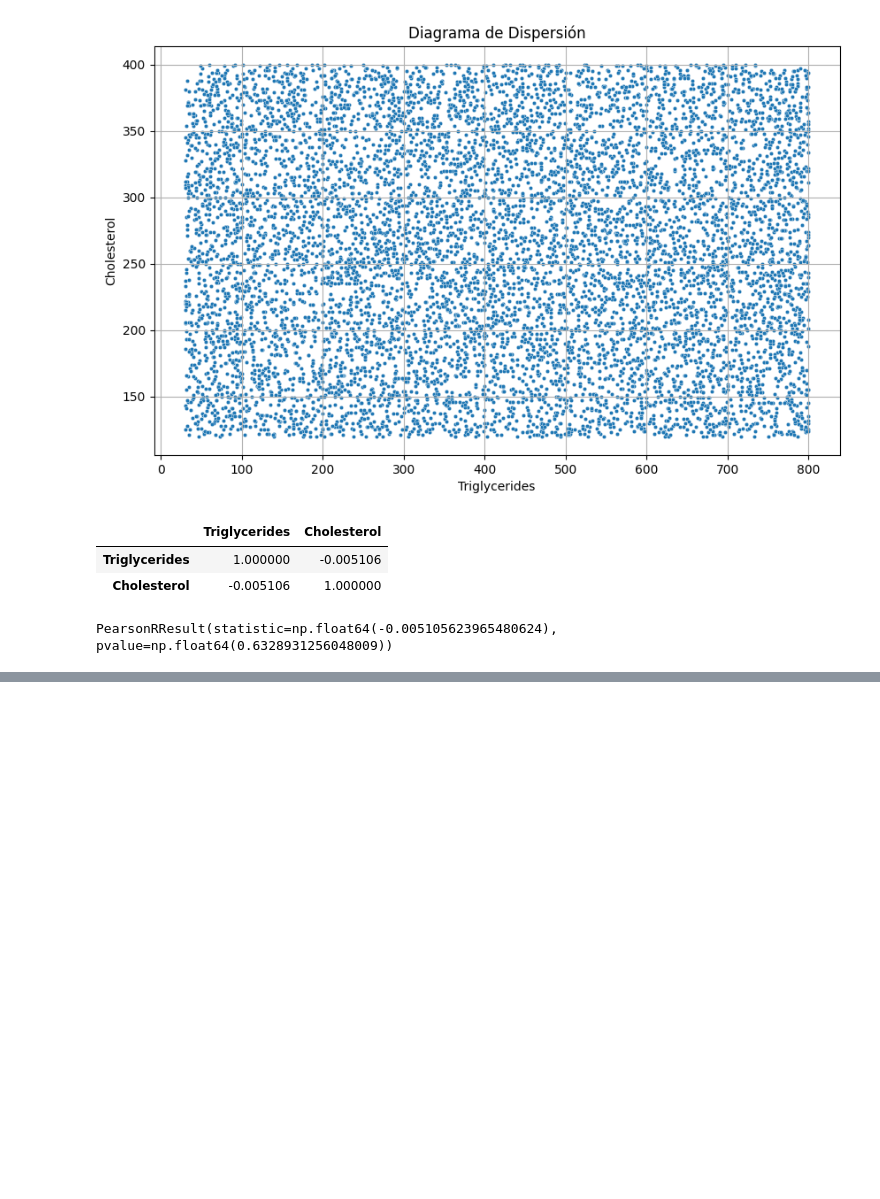
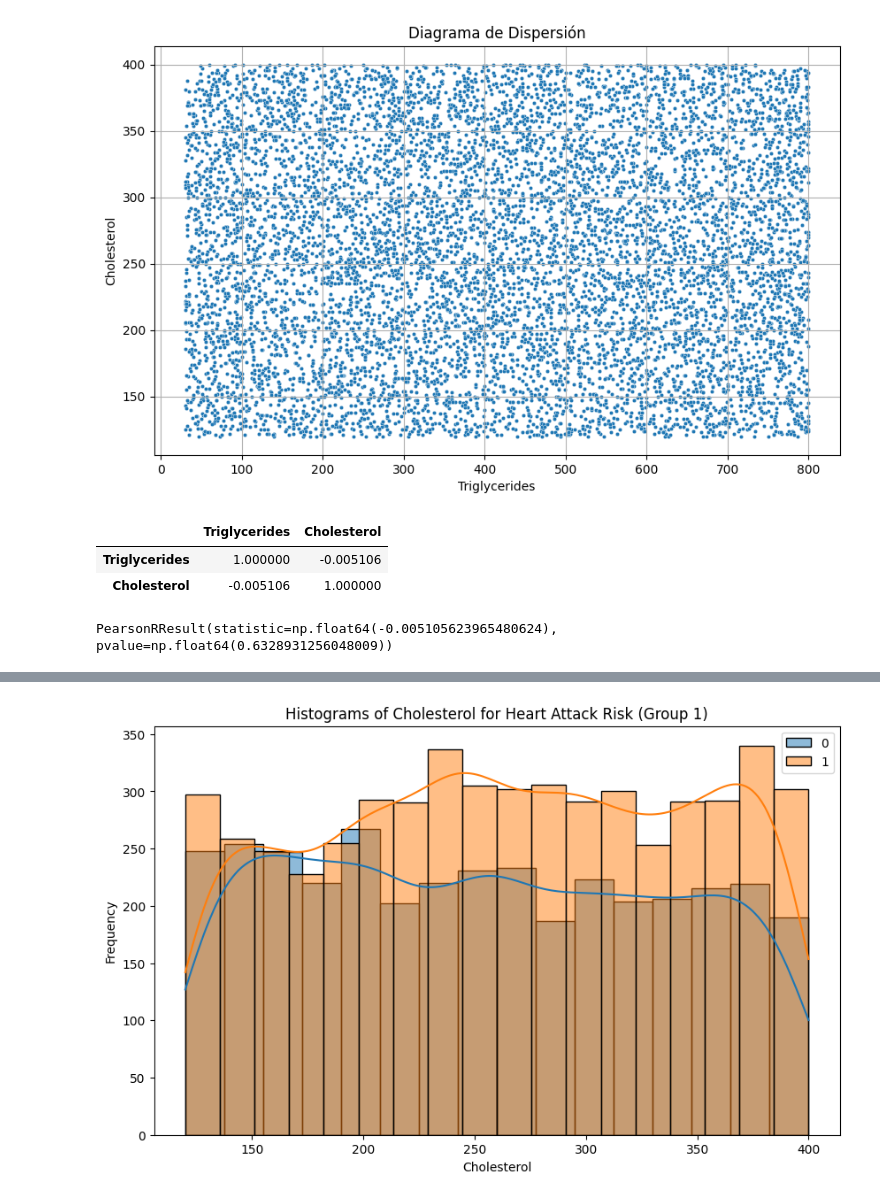
Before and after one commit to Mario8819/EDA_Prediccion-de-Ataque-Card-aco, a Jupyter notebook: Notebook EDA_Prediccion de atque cardiaco.ipynb, the cells around one changed output, grey strips where cells are left out. Saved outputs shown, nothing was run; the diff lists cells and outputs as text; code cells hidden in the pictures; blank space fills up the shorter version.

```diff
--- a/Notebook EDA_Prediccion de atque cardiaco.ipynb
+++ b/Notebook EDA_Prediccion de atque cardiaco.ipynb
@@ -621,0 +649,4 @@ sns.catplot(x="Heart Attack Risk",
+# %%
+plot_grouped_histograms(df_heart, cat_col="Heart Attack Risk",num_col="Cholesterol", group_size= 2)
+# %% [output]
+[figure, added]
```
Also changed, not shown: parts of 23 cells of this notebook, 1 other file.
